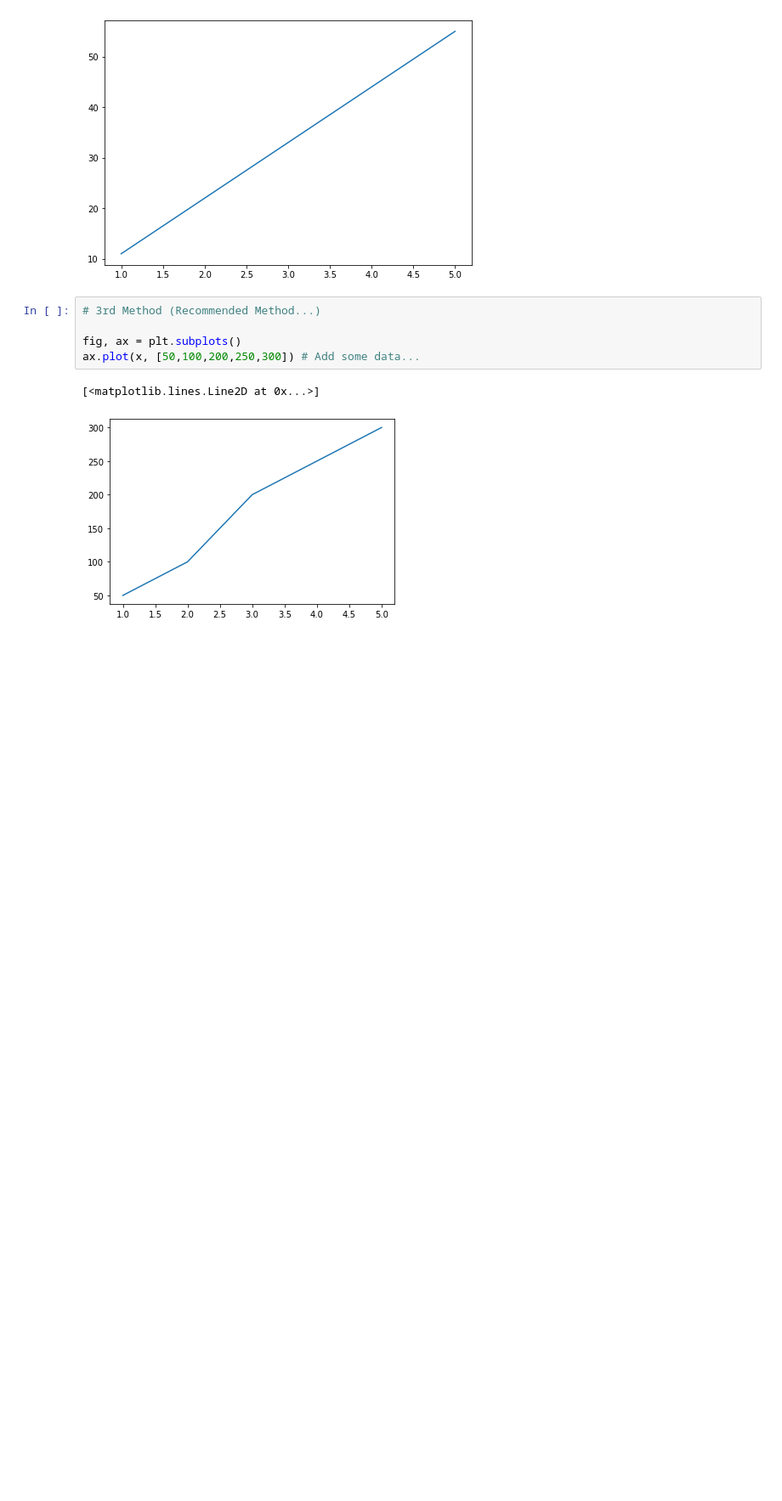
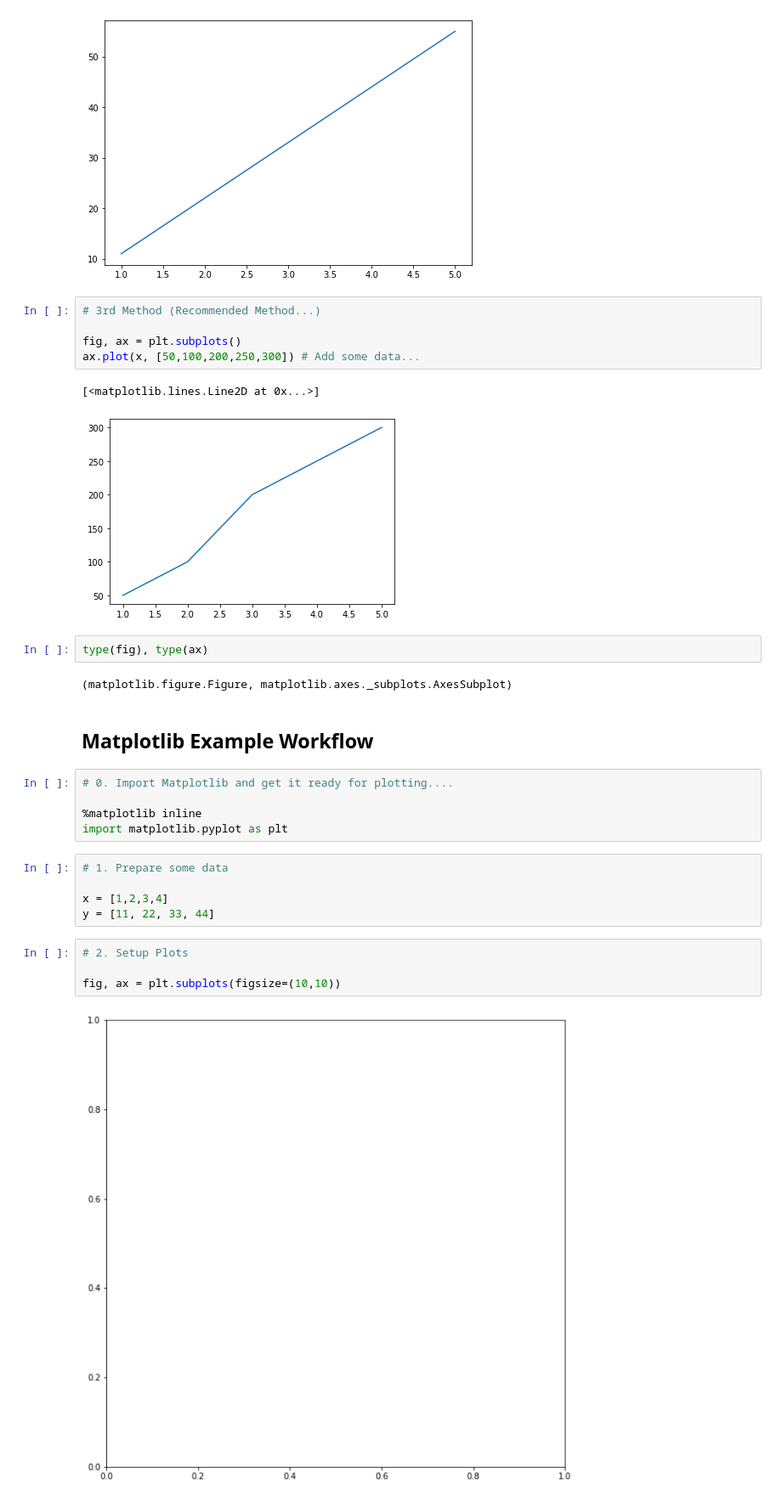
Before and after one commit to edwardsmoses/first-machine-learning-project, a Jupyter notebook: introduction-to-matplotlib.ipynb, the cells around one changed output. Shown at 85% size. Saved outputs shown, nothing was run; the diff lists cells and outputs as text; blank space fills up the shorter version.

```diff
--- a/introduction-to-matplotlib.ipynb
+++ b/introduction-to-matplotlib.ipynb
@@ -56,3 +56,25 @@ ax.plot(x, [50,100,200,250,300]) # Add some data...
 # %% [output]
 [<matplotlib.lines.Line2D at 0x...>]
 [figure]
+# %%
+type(fig), type(ax)
+# %% [output]
+(matplotlib.figure.Figure, matplotlib.axes._subplots.AxesSubplot)
+# %% [markdown]
+## Matplotlib Example Workflow
+# %%
+# 0. Import Matplotlib and get it ready for plotting....
+
+%matplotlib inline
+import matplotlib.pyplot as plt
+# %%
+# 1. Prepare some data
+
+x = [1,2,3,4]
+y = [11, 22, 33, 44]
+# %%
+# 2. Setup Plots
+
+fig, ax = plt.subplots(figsize=(10,10))
+# %% [output]
+[figure, added]
```
Also changed, not shown: parts of 4 cells of this notebook, 1 other file.
